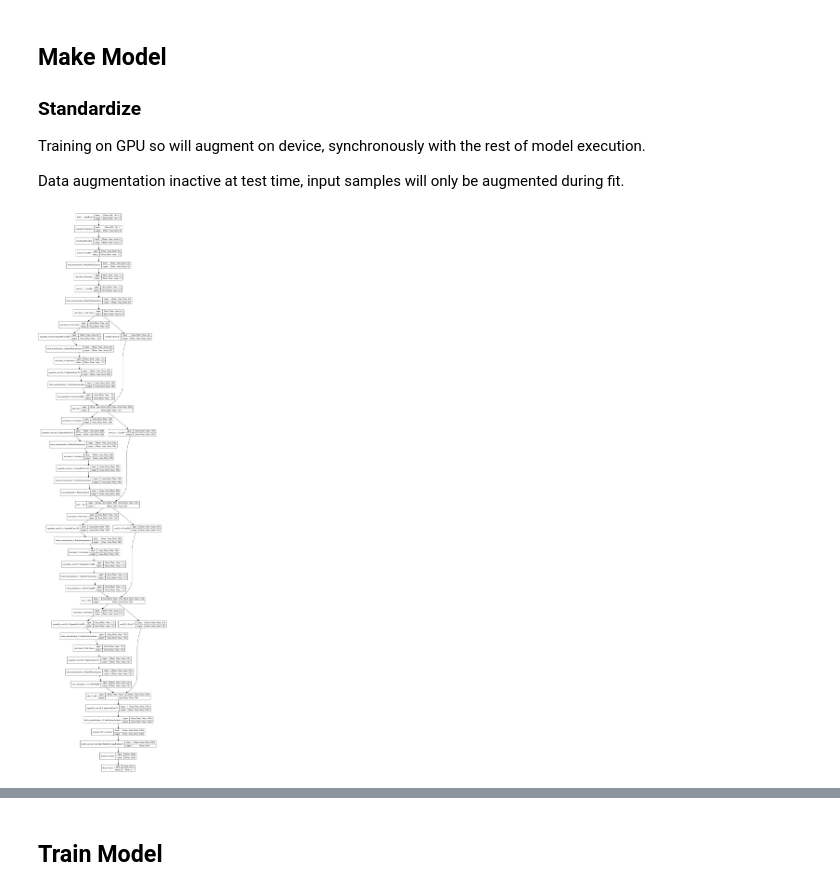
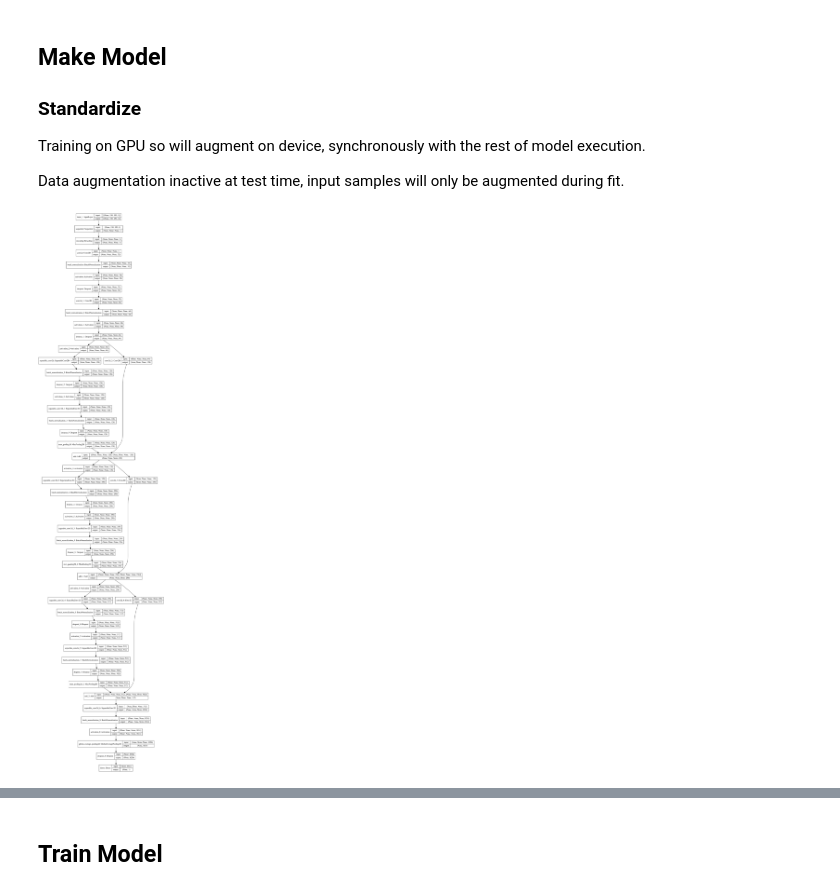
Before and after one commit to nicholehartz/Pneumonia_Image_Processing_Capstone_3, a Jupyter notebook: Pneumonia Pre-Processing and Modeling.ipynb, the cells around one changed output, grey strips where cells are left out. Saved outputs shown, nothing was run; the diff lists cells and outputs as text; code cells hidden in the pictures.

Commit message:
Refined model. Added more drops and changed adam learning rate

```diff
--- a/Pneumonia Pre-Processing and Modeling.ipynb
+++ b/Pneumonia Pre-Processing and Modeling.ipynb
@@ -141,28 +141,31 @@ def make_model(input_shape, num_classes):
     x = layers.Conv2D(32, (3,3), strides=2, padding="same")(x)
     x = layers.BatchNormalization()(x)
     x = layers.Activation("relu")(x)
+    x = layers.Dropout(0.5)(x)
 
     x = layers.Conv2D(64, (3, 3), padding="same")(x)
     x = layers.BatchNormalization()(x)
     x = layers.Activation("relu")(x)
+    x = layers.Dropout(0.5)(x)
 
     previous_block_activation = x  # Set aside residual
 
-    for size in [128, 256, 512, 728]:
+    for size in [128, 256, 512]:
         x = layers.Activation("relu")(x)
         x = layers.SeparableConv2D(size, (3,3), padding="same")(x)
         x = layers.BatchNormalization()(x)
+        x = layers.Dropout(0.5)(x)
 
         x = layers.Activation("relu")(x)
         x = layers.SeparableConv2D(size, (3,3), padding="same")(x)
         x = layers.BatchNormalization()(x)
+        x = layers.Dropout(0.5)(x)
 
         x = layers.MaxPooling2D((3,3), strides=2, padding="same")(x)
 
         # Project residual
         residual = layers.Conv2D(size, (1,1), strides=2, padding="same")(
-            previous_block_activation
-        )
+            previous_block_activation)
         x = layers.add([x, residual])  # Add back residual
         previous_block_activation = x  # Set aside next residual
 
@@ -172,12 +175,14 @@ def make_model(input_shape, num_classes):
 
     x = layers.GlobalAveragePooling2D()(x)
 
-    x = layers.Dropout(0.5)(x)
+    x = layers.Dropout(0.75)(x)
     outputs = layers.Dense(1, activation='sigmoid')(x)
     return keras.Model(inputs, outputs)
 # %%
-image_size = X_train.shape[1:]
-model = make_model(input_shape=image_size, num_classes=2)
+# Create model
+model = make_model(input_shape=X_train.shape[1:], num_classes=2)
+
+# Visualize model
 keras.utils.plot_model(model, show_shapes=True)
 # %% [output]
-[figure, old version]
+[figure, new version]
```
Also changed, not shown: parts of 7 cells of this notebook, 1 other file.
